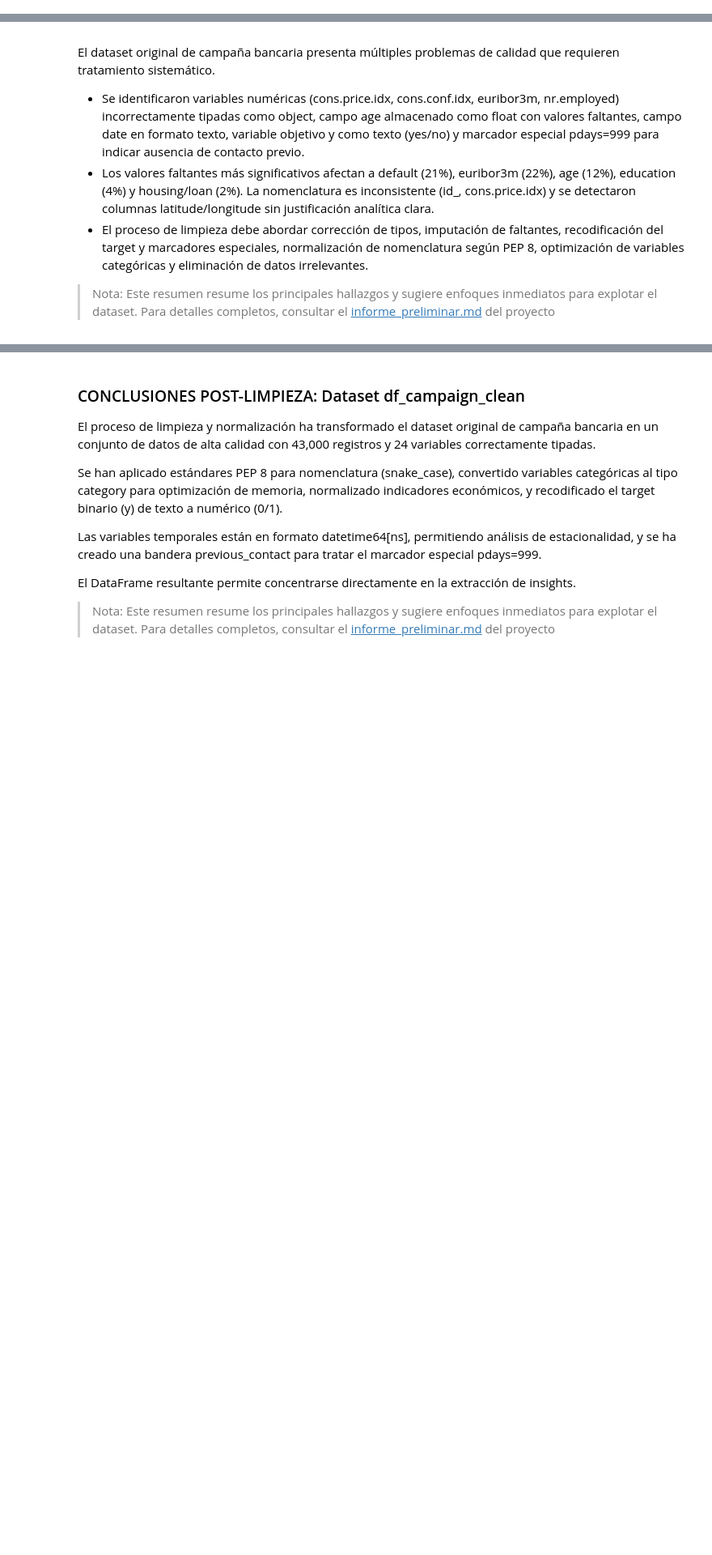
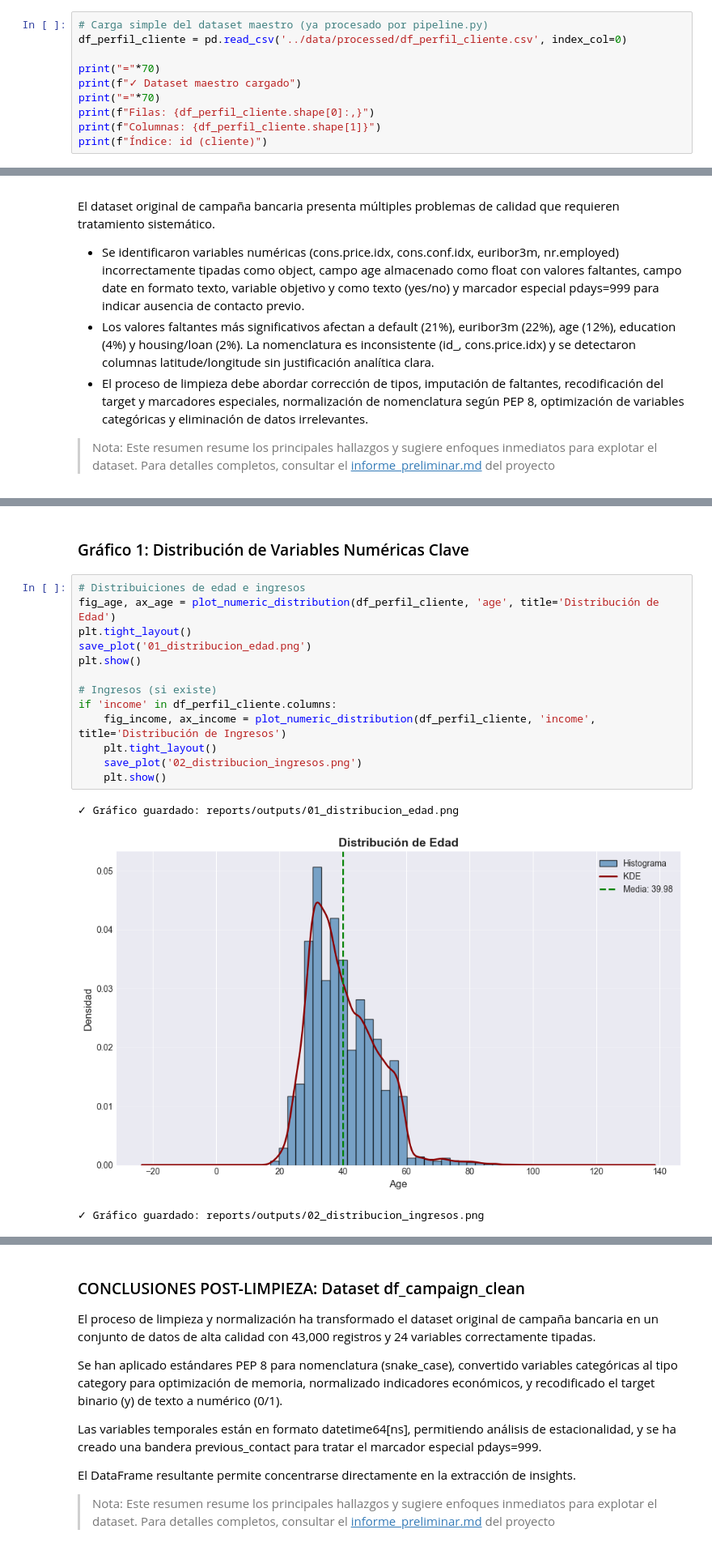
Before and after one commit to roseprogramming/eda_marqueting_bancario, a Jupyter notebook: notebooks/01_EDA_Analisis.ipynb, the cells around one changed output, grey strips where cells are left out. Shown at 81% size. Drawn from its saved outputs; the diff is of its cells as text; blank space fills up the shorter version.

```diff
--- a/notebooks/01_EDA_Analisis.ipynb
+++ b/notebooks/01_EDA_Analisis.ipynb
@@ -335,0 +349,10 @@ Análisis sistemático de ambos conjuntos de datos usando nuestros módulos pers
+# %%
+# Carga simple del dataset maestro (ya procesado por pipeline.py)
+df_perfil_cliente = pd.read_csv('../data/processed/df_perfil_cliente.csv', index_col=0)
+
+print("="*70)
+print(f"✓ Dataset maestro cargado")
+print("="*70)
+print(f"Filas: {df_perfil_cliente.shape[0]:,}")
+print(f"Columnas: {df_perfil_cliente.shape[1]}")
+print(f"Índice: id (cliente)")
@@ -502,0 +450,19 @@ Name: count, dtype: int64
+# %% [markdown]
+### Gráfico 1: Distribución de Variables Numéricas Clave
+# %%
+# Distribuiciones de edad e ingresos
+fig_age, ax_age = plot_numeric_distribution(df_perfil_cliente, 'age', title='Distribución de Edad')
+plt.tight_layout()
+save_plot('01_distribucion_edad.png')
+plt.show()
+
+# Ingresos (si existe)
+if 'income' in df_perfil_cliente.columns:
+    fig_income, ax_income = plot_numeric_distribution(df_perfil_cliente, 'income', title='Distribución de Ingresos')
+    plt.tight_layout()
+    save_plot('02_distribucion_ingresos.png')
+    plt.show()
+# %% [output]
+✓ Gráfico guardado: reports/outputs/01_distribucion_edad.png
+[figure, added]
+✓ Gráfico guardado: reports/outputs/02_distribucion_ingresos.png
```
Also changed, not shown: parts of 33 cells of this notebook, 18 other files.
